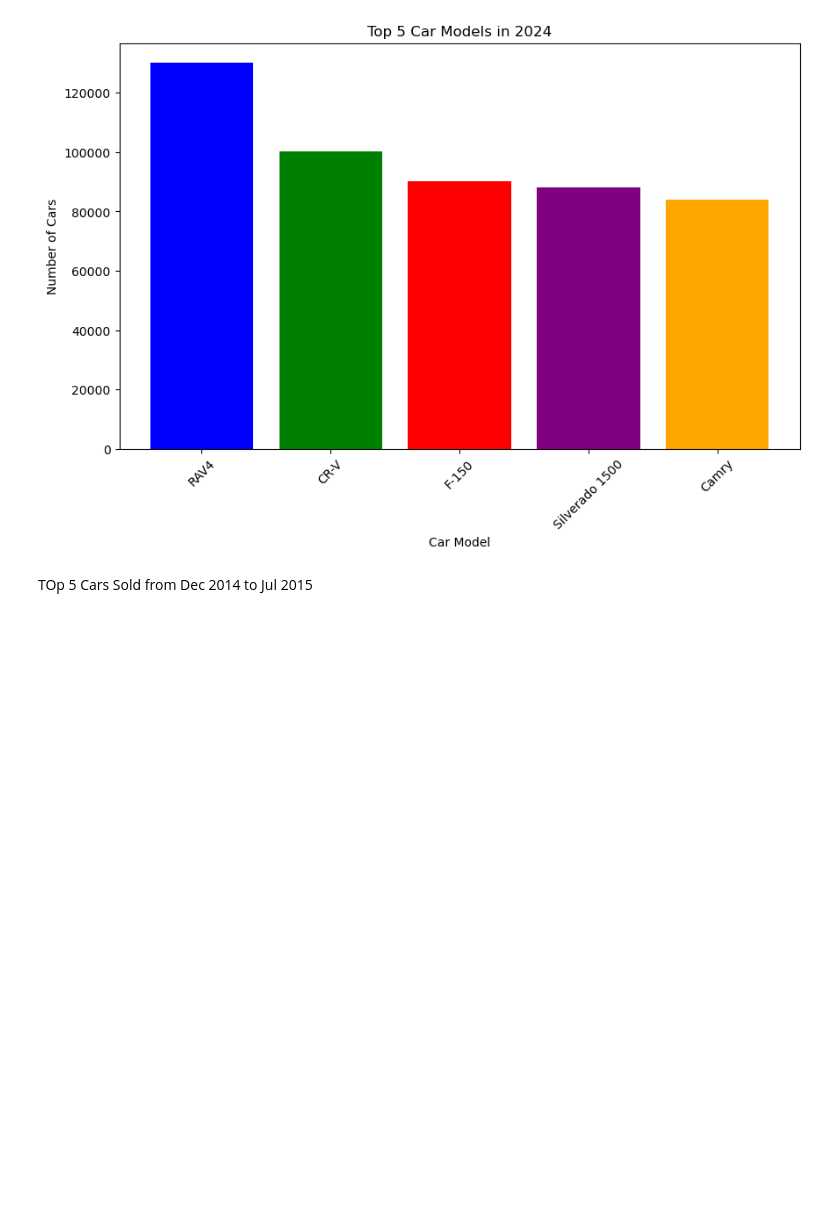
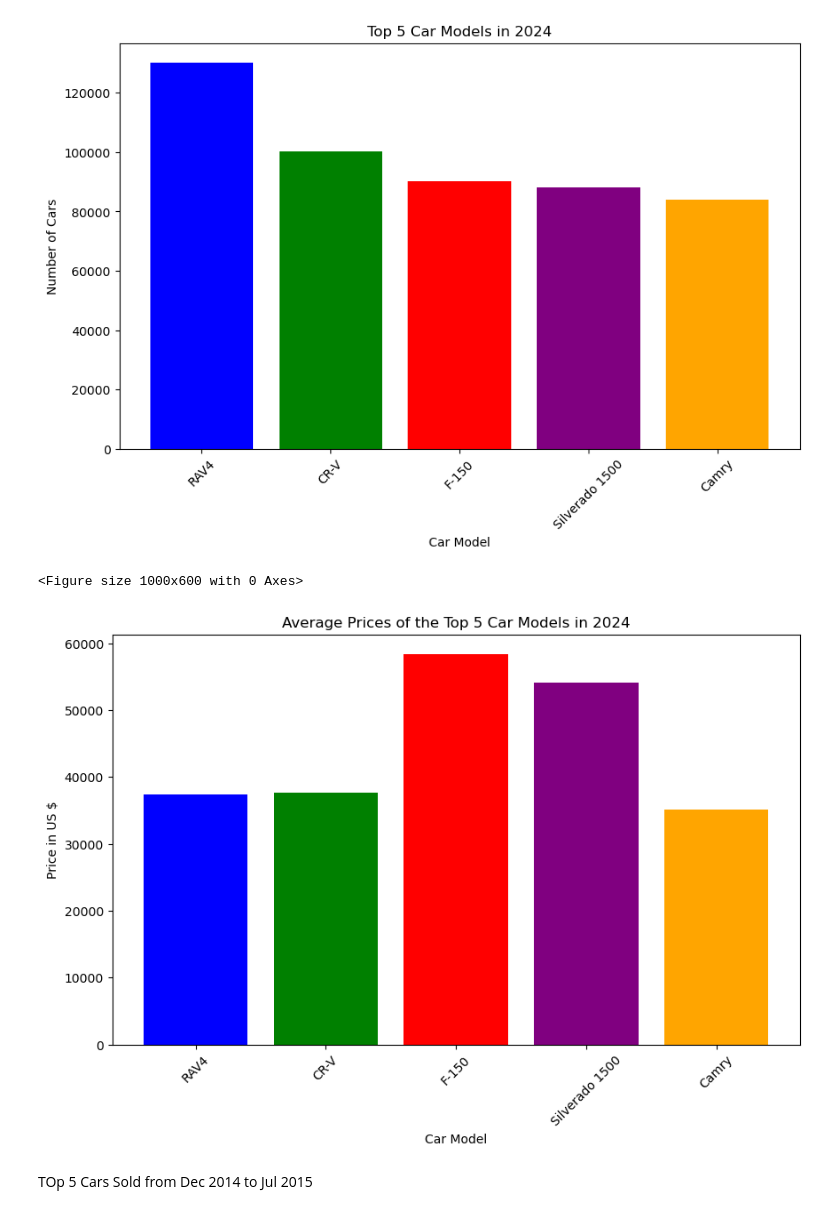
Before and after one commit to marsh52/project1, a Jupyter notebook: car_sales_analysis .ipynb, the cells around one changed output. Drawn from its saved outputs; the diff is of its cells as text; code cells hidden in the pictures; blank space fills up the shorter version.

```diff
--- a/car_sales_analysis .ipynb
+++ b/car_sales_analysis .ipynb
@@ -345,6 +341,24 @@ plt.show()  # Display the plot
 # %% [output]
 <Figure size 1000x600 with 0 Axes>
 [figure]
+# %%
+colors = ['blue', 'green', 'red', 'purple', 'orange', 'yellow', 'cyan', 'magenta', 'brown', 'pink']
+df_expanded
+top_5_cars_prices = df_expanded['geometric_mean'].head(5)
+top_5_cars_prices
+plt.figure(figsize=(10, 6))  # Set the figure size
+top_5_cars = df_expanded.head(5)  # Select the top 5 cars
+plt.figure(figsize=(10, 6))  # Set the figure size
+plt.bar(top_5_cars['model'], top_5_cars_prices, color = colors)  # Create the bar chart for the top 5 cars
+plt.xlabel('Car Model')  # Set the x-axis label
+plt.ylabel('Price in US $')  # Set the y-axis label
+plt.title('Average Prices of the Top 5 Car Models in 2024')  # Set the title
+plt.xticks(rotation=45)  # Rotate x-axis labels for better visibility
+plt.savefig('Output/topFive2024costs.png')
+plt.show()  # Display the plot
+# %% [output]
+<Figure size 1000x600 with 0 Axes>
+[figure, added]
 # %% [markdown]
 TOp 5 Cars Sold from Dec 2014 to Jul 2015
 # %% [markdown]
```
Also changed, not shown: parts of 3 cells of this notebook, 3 other files.
